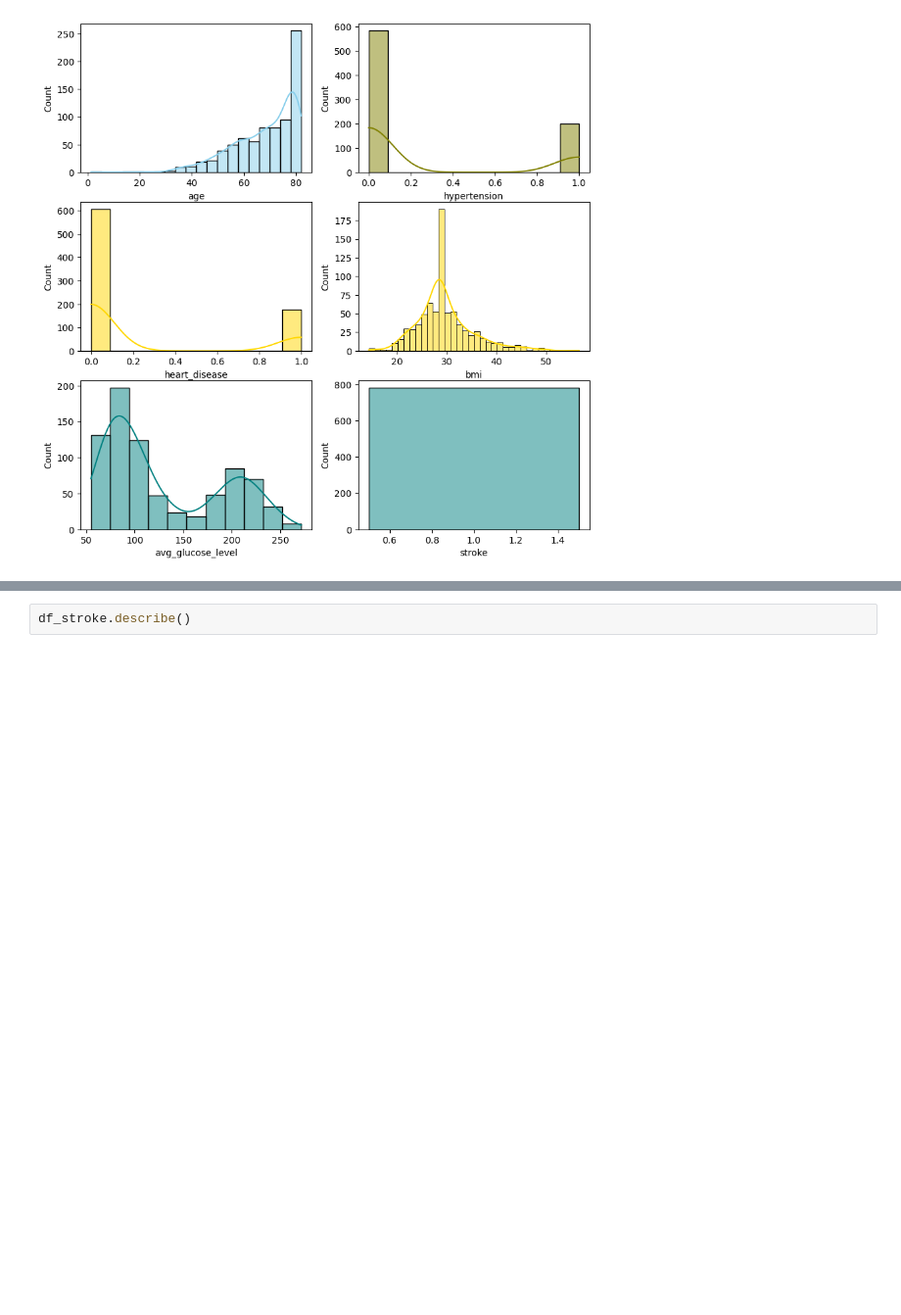
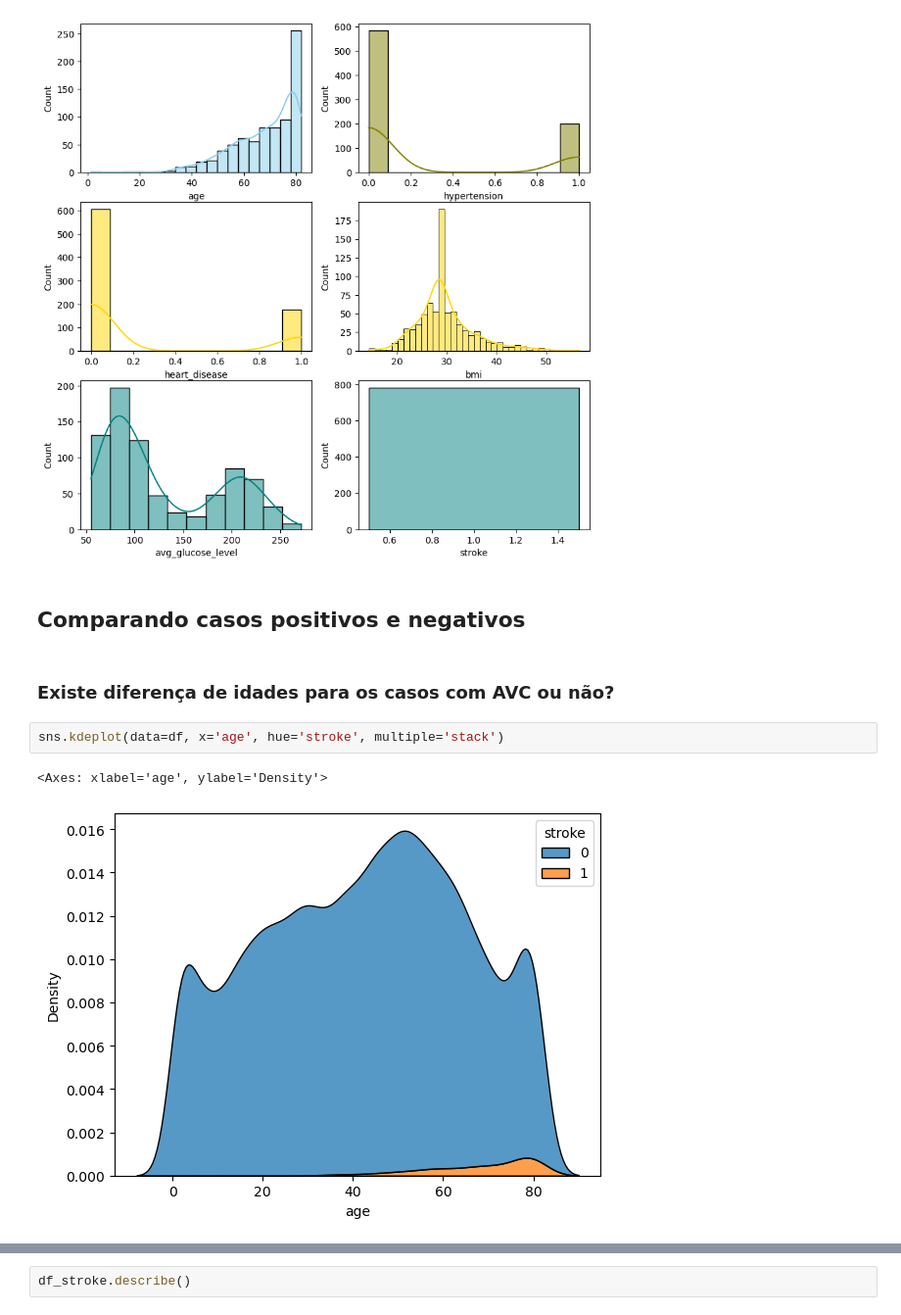
Before and after one commit to Jdss026/stroke-classifier, a Jupyter notebook: notebooks/eda.ipynb, the cells around one changed output, grey strips where cells are left out. Shown at 98% size. Saved outputs shown, nothing was run; the diff lists cells and outputs as text; blank space fills up the shorter version.

```diff
--- a/notebooks/eda.ipynb
+++ b/notebooks/eda.ipynb
@@ -194,3 +194,12 @@ sns.histplot(data=df_stroke, x="stroke", kde=True, color="teal", ax=axs[2, 1])
 plt.show()
 # %% [output]
 [figure]
+# %% [markdown]
+## Comparando casos positivos e negativos
+# %% [markdown]
+### Existe diferença de idades para os casos com AVC ou não?
+# %%
+sns.kdeplot(data=df, x='age', hue='stroke', multiple='stack')
+# %% [output]
+<Axes: xlabel='age', ylabel='Density'>
+[figure, added]
```
Also changed, not shown: parts of 28 cells of this notebook.
